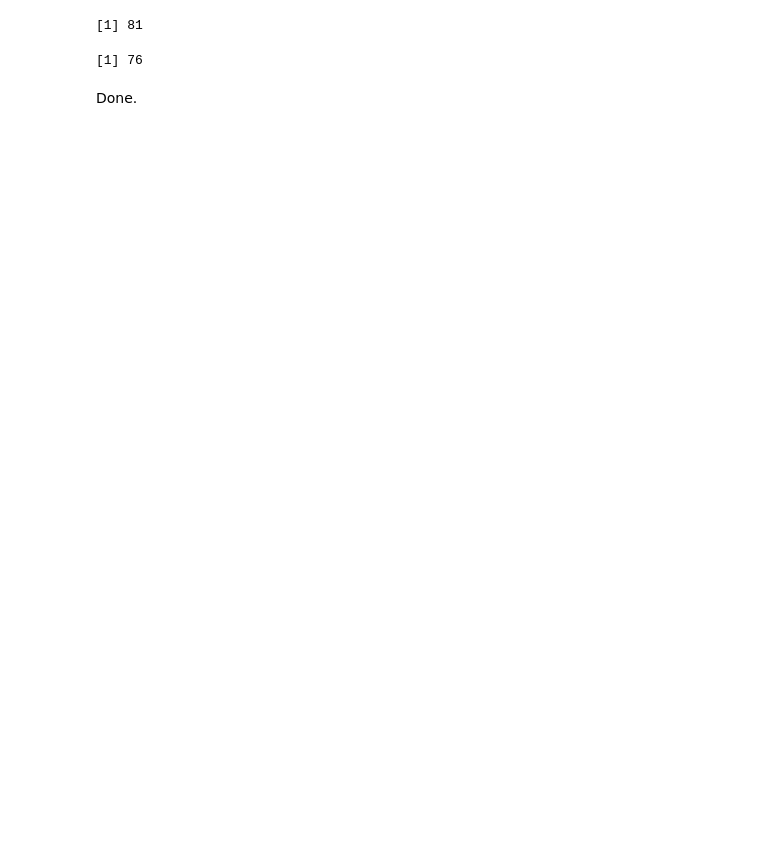
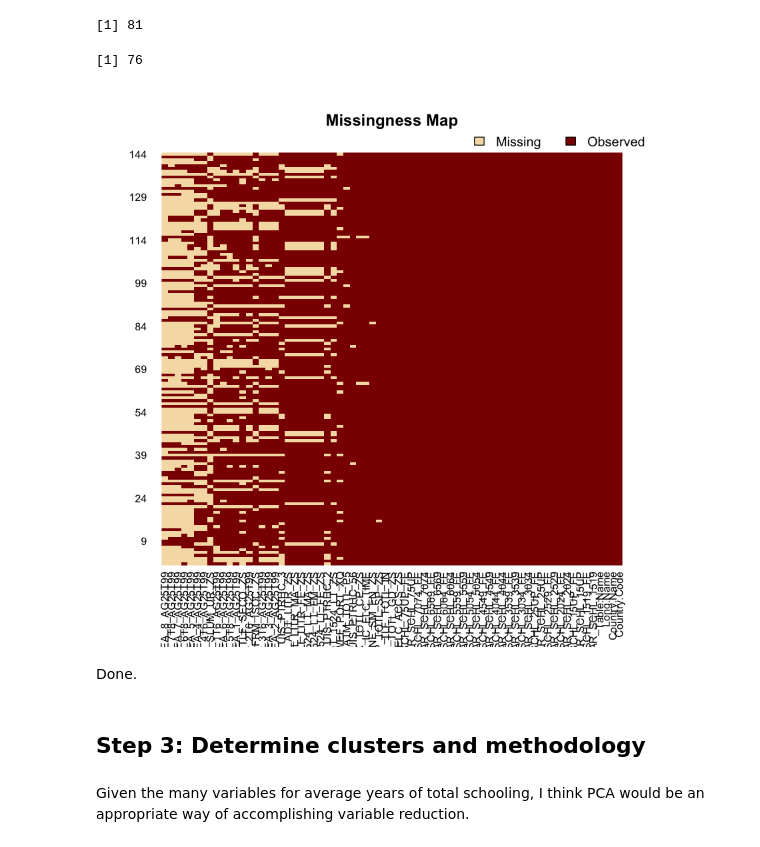
Before and after one commit to pbsjones/business_analysis_nanodegree, a Jupyter notebook: notebooks/7_seg_practice_project.ipynb, the cells around one changed output. Drawn from its saved outputs; the diff is of its cells as text; code cells hidden in the pictures; blank space fills up the shorter version.

```diff
--- a/notebooks/7_seg_practice_project.ipynb
+++ b/notebooks/7_seg_practice_project.ipynb
@@ -75,4 +57,21 @@ cols.keep <- cat$Series.Code
-# %%
-df <- select( df, cols.keep )
+# %%
+df <- subset( df, select=-c( IT_NET_USER_P2
+              , SH_DYN_AIDS_ZS
+              , SH_DYN_MORT
+              , SH_MED_PHYS_ZS
+              , SH_XPD_PCAP
+              , SN_ITK_DEFC_ZS
+              , SP_POP_DPND
+              , SG_VAW_BURN_ZS
+              , SH_TBS_PREV
+              , missingness_cnt ) )
+# %%
+missmap( df )
+# %% [output]
+[figure, added]
 # %% [markdown]
 Done.
+# %% [markdown]
+## Step 3: Determine clusters and methodology
+# %% [markdown]
+Given the many variables for average years of total schooling, I think PCA would be an appropriate way of accomplishing variable reduction.
```
Also changed, not shown: parts of 16 cells of this notebook.
